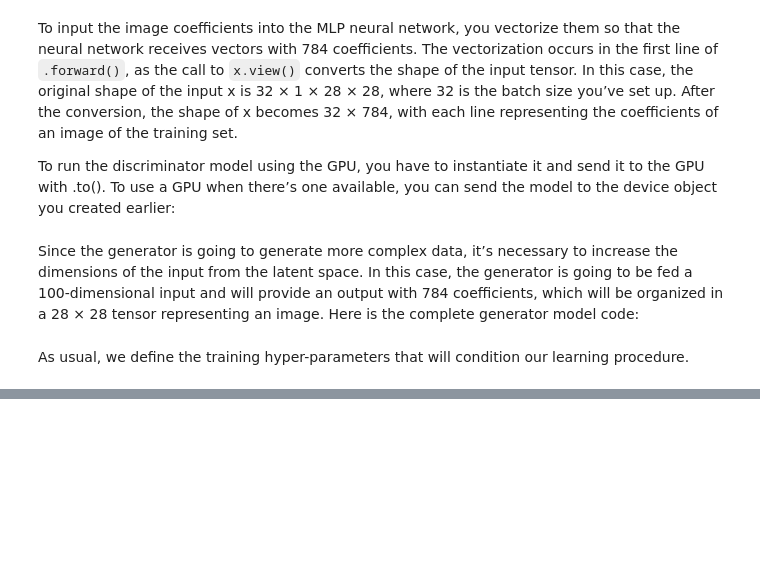
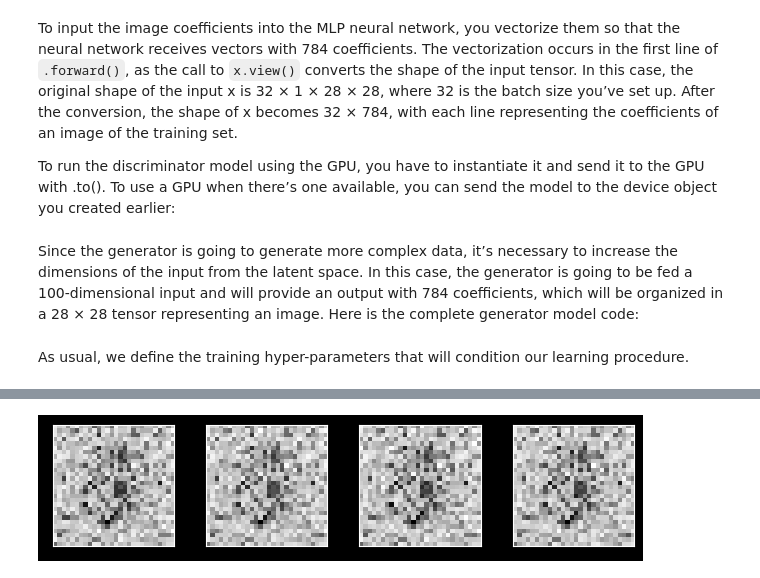
Before and after one commit to PierreChouteau/atiam_ml, a Jupyter notebook: 11a_generative_adversarial_network.ipynb, the cells around one changed output, grey strips where cells are left out. Cells and saved outputs as stored; diff of their text form; code cells hidden in the pictures; blank space fills up the shorter version.

```diff
--- a/11a_generative_adversarial_network.ipynb
+++ b/11a_generative_adversarial_network.ipynb
@@ -286,13 +298,19 @@ Since the generator is going to generate more complex data, it’s necessary to
 class Generator(nn.Module):
     def __init__(self):
         super().__init__()
-
-        ######################
-        # YOUR CODE GOES HERE
-        ######################
+        self.model = nn.Sequential(
+            nn.Linear(100, 256),
+            nn.LeakyReLU(0.2),
+            nn.Linear(256, 512),
+            nn.LeakyReLU(0.2),
+            nn.Linear(512, 1024),
+            nn.LeakyReLU(0.2),
+            nn.Linear(1024, 784),
+            nn.Tanh() # Tanh utile car les images du dataset sont normalisées entre [-1 ; 1].
+        )
 
     def forward(self, x):
-        #x = x.view(x.size(0), 100)
+        # x = x.view(x.size(0), 100)
         output = self.model(x)
         output = output.view(x.size(0), 1, 28, 28)
         return output
@@ -327,0 +329,72 @@ else:
+# %%
+# Load trained NN when it exists, or train a new NN
+if os.path.isfile('discriminator.pt') and os.path.isfile('generator.pt'):
+    discriminator.load_state_dict(torch.load('./discriminator.pt'))
+    generator.load_state_dict(torch.load('./generator.pt'))
+else:
+    for epoch in range(num_epochs):
+        for n, (real_samples, mnist_labels) in enumerate(train_loader):
+            ##############################
+            ## update the discriminator
+            ##############################
+
+            # zero the parameter gradients
+            optimizer_discriminator.zero_grad()
+
+            # forward du generator, creation d'un batch de fake samples (noise, puis passage dans generateur)
+            batch_size = real_samples.size(0)
+            noise = torch.randn(batch_size, 100).to(device=device)
+            fake_samples = generator(noise)
+
+            # forward du discriminator
+            disc_real_output = discriminator(real_samples)
+            disc_fake_output = discriminator(fake_samples.detach()) # on detach fake_samples, car on n'a pas besoin d'avoir accès au gradient du generateur
+
+            # calculate the loss for the discriminator
+            loss_discriminator = 1/2 * (loss_function(disc_real_output, torch.ones_like(disc_real_output)) + loss_function(disc_fake_output, torch.zeros_like(disc_fake_output)))
+
+            # calculate the gradient for the discriminator
+            loss_discriminator.backward()
+
+            # update the discriminator first
+            optimizer_discriminator.step()
+
+            ##############################
+            ## update the Generator
+            ##############################
+
+            # zero the parameter gradients
+            optimizer_generator.zero_grad()
+
+            # forward du discriminator
+            # on ne detach pas fake_samples, car on veut garder les gradient pour pouvoir entrainer le generateur
+            disc_fake_output = discriminator(fake_samples)
+
+            # calculate the loss for the generator
+            loss_generator = loss_function(disc_fake_output, torch.ones_like(disc_fake_output),)
+
+            # calculate the gradient for the discriminator
+            loss_generator.backward()
+
+            # update the generator
+            optimizer_generator.step()
+
+            # Show loss
+            if n == batch_size - 1:
+                print(f"Epoch: {epoch} Loss D.: {loss_discriminator}")
+                print(f"Epoch: {epoch} Loss G.: {loss_generator}")
+
+                latent_space_samples = torch.randn(batch_size, 100).to(device=device)
+
+                generated_samples = generator(latent_space_samples)
+                generated_samples = generated_samples.cpu().detach()
+
+                plt.figure()
+                for i in range(4):
+                    ax = plt.subplot(1, 4, i+1)
+                    plt.imshow(generated_samples[i].reshape(28, 28), cmap='gray_r')
+                    plt.xticks([])
+                    plt.yticks([])
+                plt.tight_layout()
+                plt.show()
+# %% [output]
@@ -327,0 +403 @@ else:
+[figure, added]
```
Also changed, not shown: parts of 11 cells of this notebook.
